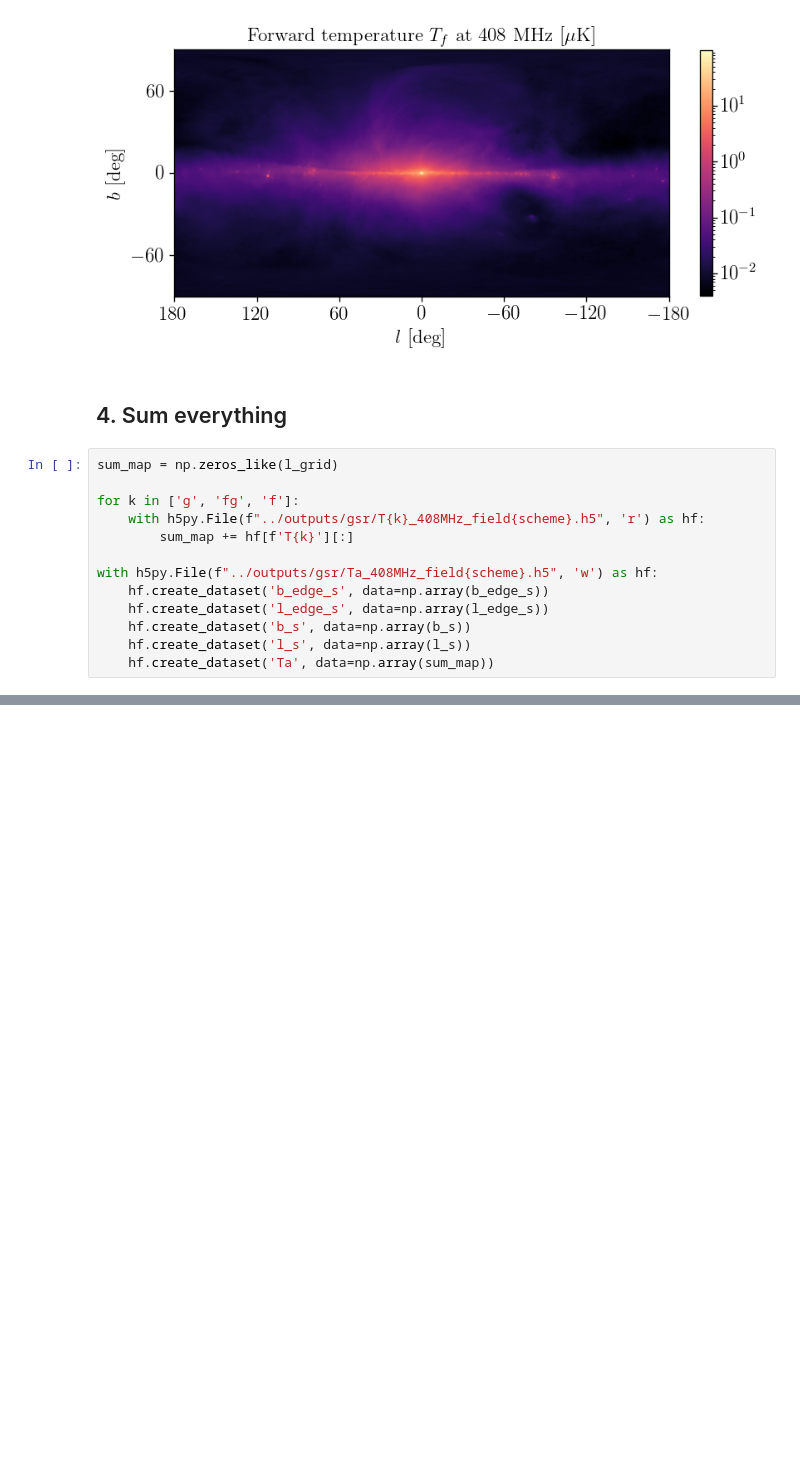
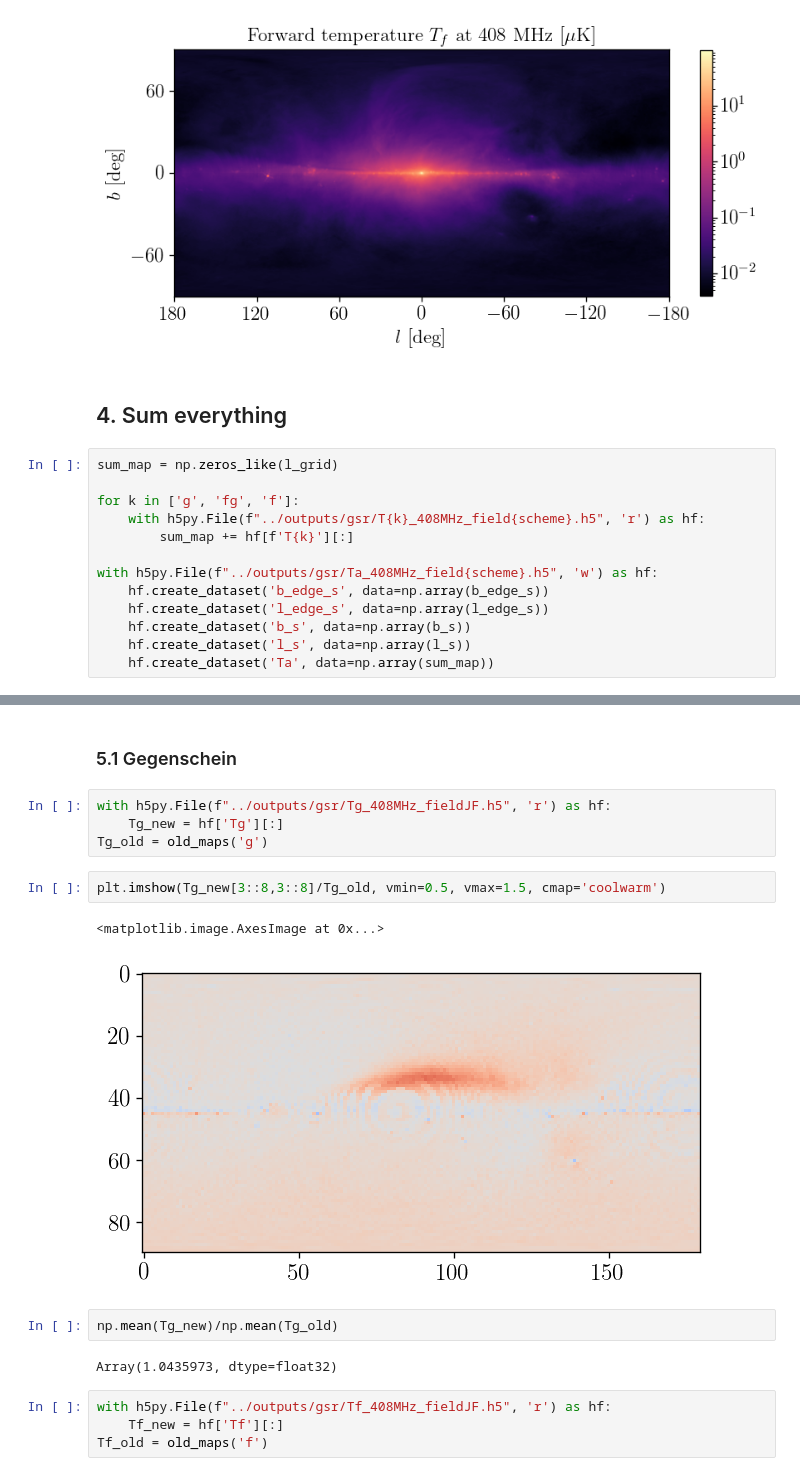
Before and after one commit to yitiansun/axion-mirror, a Jupyter notebook: notebooks/gsr_3D.ipynb, the cells around one changed output, grey strips where cells are left out. Saved outputs shown, nothing was run; the diff lists cells and outputs as text; blank space fills up the shorter version.

```diff
--- a/notebooks/gsr_3D.ipynb
+++ b/notebooks/gsr_3D.ipynb
@@ -327,0 +376,19 @@ plot_lb(1e6 * sum_map, title=r'Total stimulated decay temperature $T_a$ at 408 M
+# %% [markdown]
+### 5.1 Gegenschein
+# %%
+with h5py.File(f"../outputs/gsr/Tg_408MHz_fieldJF.h5", 'r') as hf:
+    Tg_new = hf['Tg'][:]
+Tg_old = old_maps('g')
+# %%
+plt.imshow(Tg_new[3::8,3::8]/Tg_old, vmin=0.5, vmax=1.5, cmap='coolwarm')
+# %% [output]
+<matplotlib.image.AxesImage at 0x...>
+[figure, added]
+# %%
+np.mean(Tg_new)/np.mean(Tg_old)
+# %% [output]
+Array(1.0435973, dtype=float32)
+# %%
+with h5py.File(f"../outputs/gsr/Tf_408MHz_fieldJF.h5", 'r') as hf:
+    Tf_new = hf['Tf'][:]
+Tf_old = old_maps('f')
```
Also changed, not shown: parts of 12 cells of this notebook, 24 other files.
